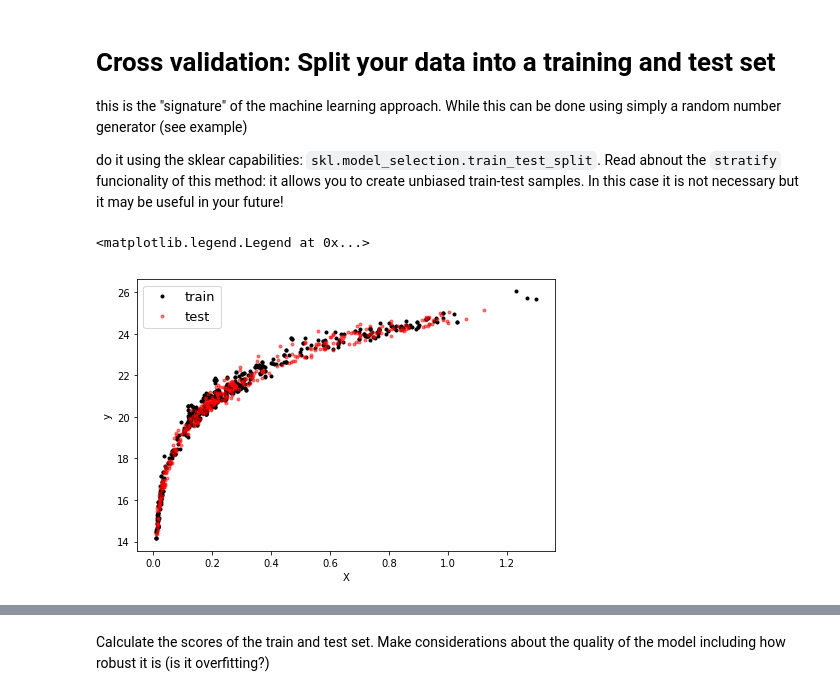
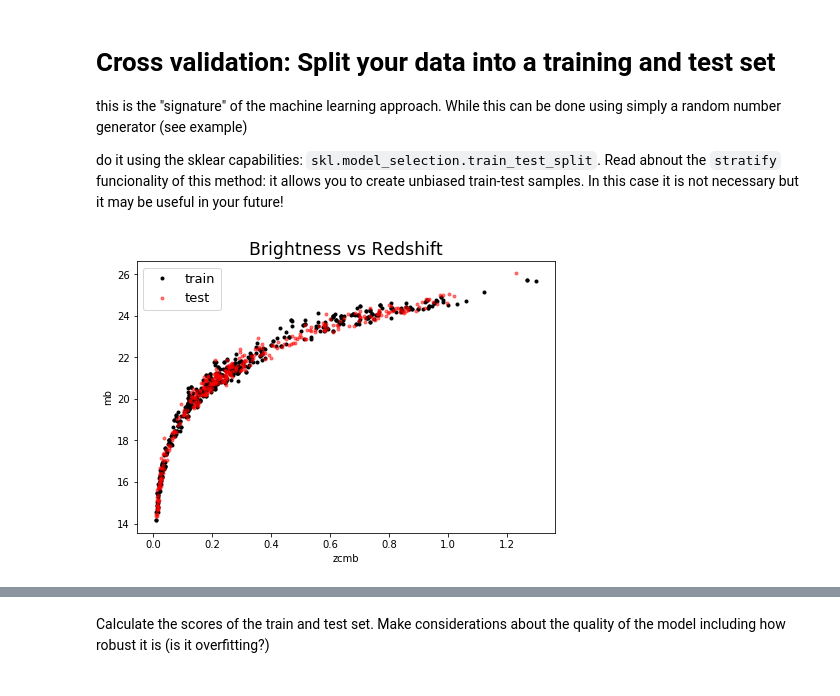
Before and after one commit to DesiPilla/DSPS_dPilla, a Jupyter notebook: HW6/SNdataLineFit.ipynb, the cells around one changed output, grey strips where cells are left out. Drawn from its saved outputs; the diff is of its cells as text; code cells hidden in the pictures.

```diff
--- a/HW6/SNdataLineFit.ipynb
+++ b/HW6/SNdataLineFit.ipynb
@@ -355,19 +365,19 @@
 # %%
 # handmade train-test split
 Nall = len(jla)
 Ntrain = int(Nall * 0.75)
 train = np.random.randint(0, high = Nall, size = Ntrain)
 test = np.setdiff1d(np.arange(Nall), train)
 X_train, y_train = jla.zcmb[train], jla.mb[train]
 X_test, y_test = jla.zcmb[test], jla.mb[test]
 
 fig = plt.figure(figsize = (7.5, 5));
 ax = fig.add_subplot(1, 1, 1)
 ax.plot(X_train, y_train, 'k.', label="train")
 ax.plot(X_test, y_test, 'r.', alpha=0.5, label="test")
-ax.set_xlabel("X")
-ax.set_ylabel("y")
-ax.legend(fontsize = 13)
+ax.set_title("Brightness vs Redshift", fontsize = "xx-large")
+ax.set_xlabel("zcmb")
+ax.set_ylabel("mb")
+ax.legend(fontsize = 13);
 # %% [output]
-<matplotlib.legend.Legend at 0x...>
-[figure, old version]
+[figure, new version]
```
Also changed, not shown: parts of 15 cells of this notebook.
